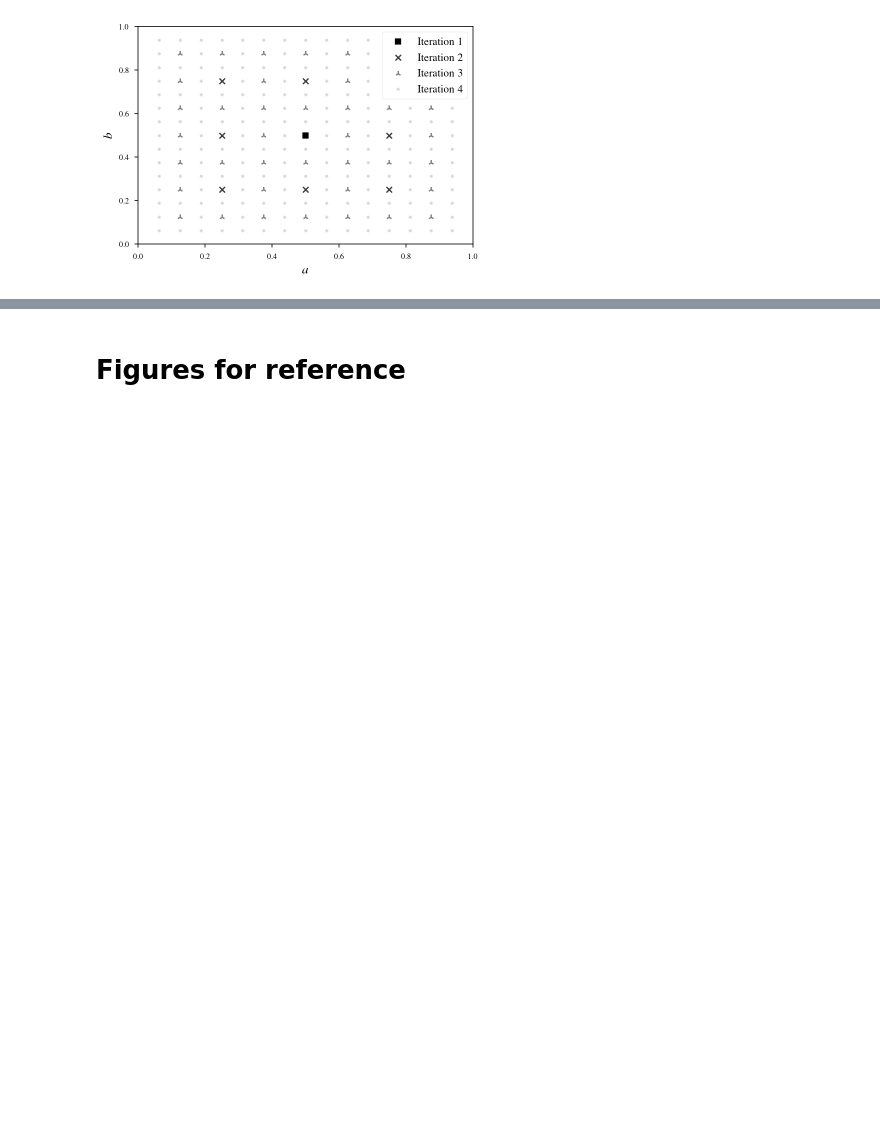
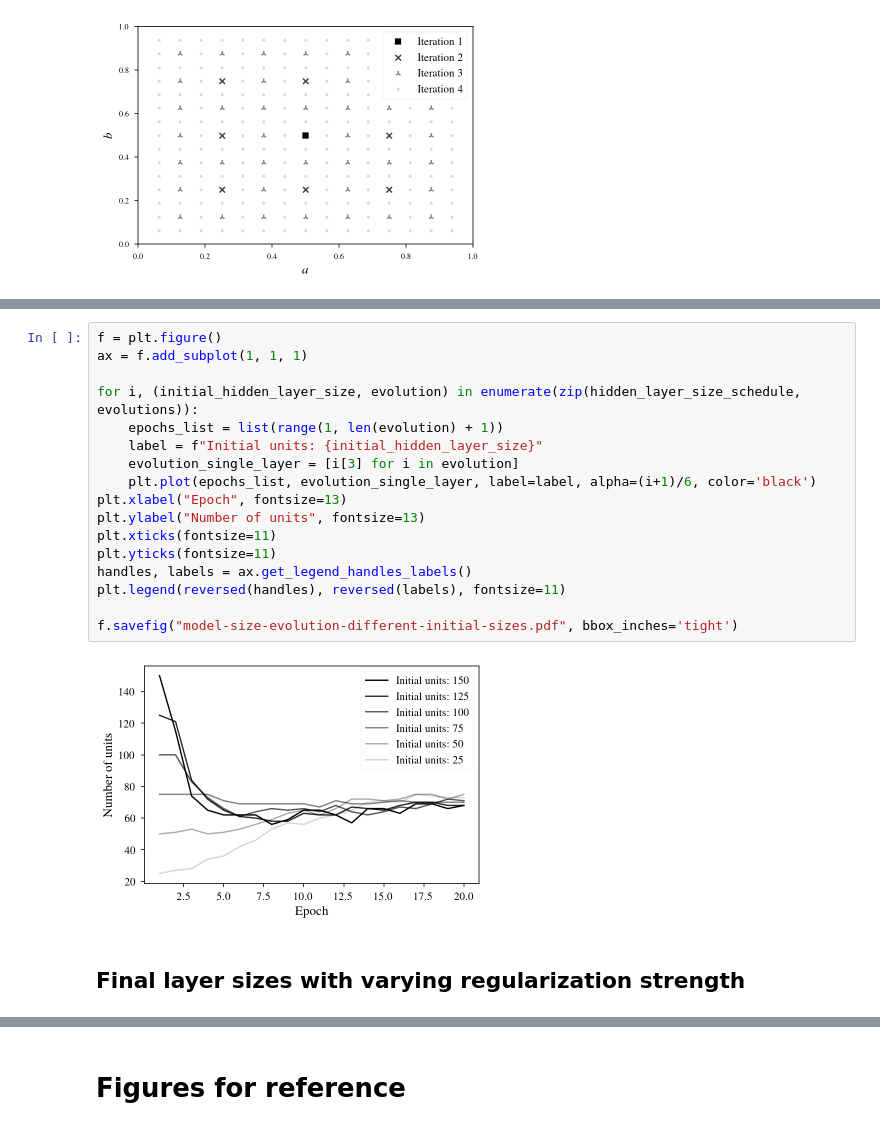
Before and after one commit to vcahlik/dynamic-auto-sizing, a Jupyter notebook: notebooks/thesis_figures.ipynb, the cells around one changed output, grey strips where cells are left out. Saved outputs shown, nothing was run; the diff lists cells and outputs as text; blank space fills up the shorter version.

```diff
--- a/notebooks/thesis_figures.ipynb
+++ b/notebooks/thesis_figures.ipynb
@@ -265,0 +449,21 @@ f.savefig("anytime-grid-search.pdf", bbox_inches='tight')
+# %%
+f = plt.figure()
+ax = f.add_subplot(1, 1, 1)
+
+for i, (initial_hidden_layer_size, evolution) in enumerate(zip(hidden_layer_size_schedule, evolutions)):
+    epochs_list = list(range(1, len(evolution) + 1))
+    label = f"Initial units: {initial_hidden_layer_size}"
+    evolution_single_layer = [i[3] for i in evolution]
+    plt.plot(epochs_list, evolution_single_layer, label=label, alpha=(i+1)/6, color='black')
+plt.xlabel("Epoch", fontsize=13)
+plt.ylabel("Number of units", fontsize=13)
+plt.xticks(fontsize=11)
+plt.yticks(fontsize=11)
+handles, labels = ax.get_legend_handles_labels()
+plt.legend(reversed(handles), reversed(labels), fontsize=11)
+
+f.savefig("model-size-evolution-different-initial-sizes.pdf", bbox_inches='tight')
+# %% [output]
+[figure, added]
+# %% [markdown]
+## Final layer sizes with varying regularization strength
```
Also changed, not shown: parts of 11 cells of this notebook.
